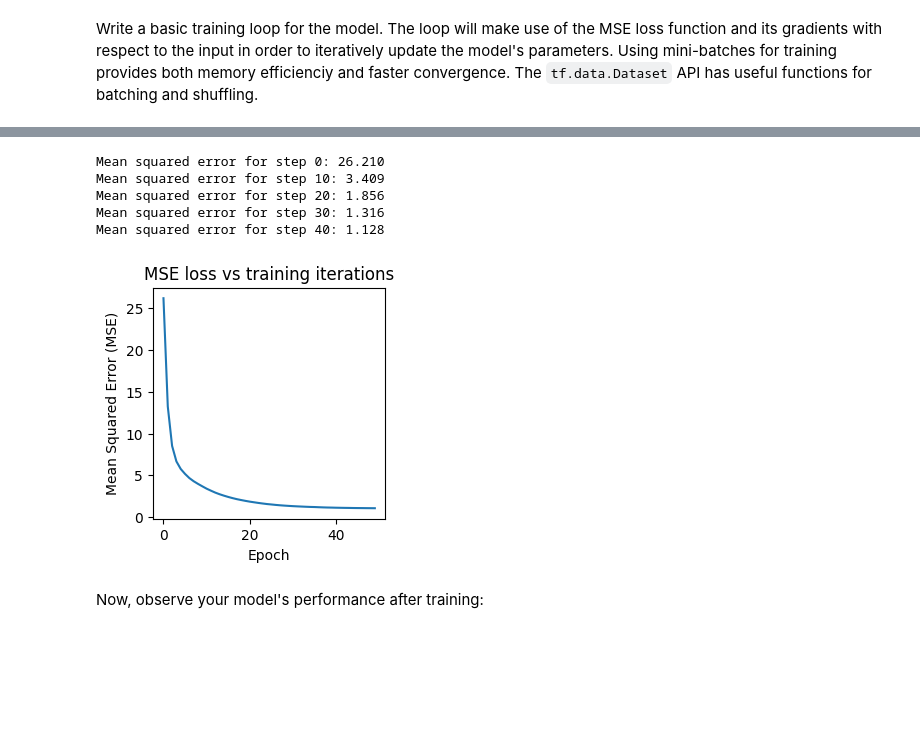
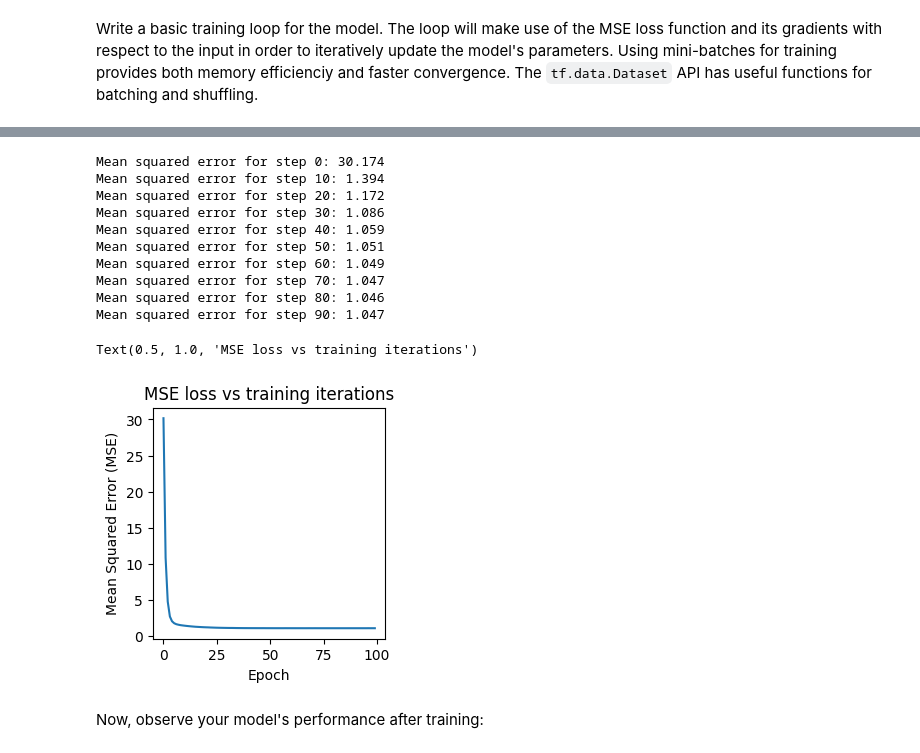
Before and after one commit to aadishchopra/NLP, a Jupyter notebook: TF_Basics.ipynb, the cells around one changed output, grey strips where cells are left out. Saved outputs shown, nothing was run; the diff lists cells and outputs as text; code cells hidden in the pictures; blank space fills up the shorter version.

```diff
--- a/TF_Basics.ipynb
+++ b/TF_Basics.ipynb
@@ -463,43 +467,54 @@ y batch tf.Tensor(
 # %%
 # Set training parameters
-epochs = 50
+epochs = 100
+# learning_rate = 1
 learning_rate = 0.01
 losses = []
 
 # Format training loop
 for epoch in range(epochs):
   for x_batch, y_batch in dataset:
     with tf.GradientTape() as tape:
       #y=f(x)
       batch_loss = mse_loss(quad_model(x_batch), y_batch)
+      #print("Batch Loss",batch_loss)
     # Update parameters with respect to the gradient calculations
     #dy/dx
     grads = tape.gradient(batch_loss, quad_model.variables)
+    #print("Grads",grads)
+    #print("Before upating",quad_model.variables)
     #print(grads)
     for g,v in zip(grads, quad_model.variables):
         # subtracting l*dy/dx. We want to move in the direction of minima based
         #on the learning rate. We don't want to get caught by local minima
         v.assign_sub(learning_rate*g)
+      #  print("After updating",quad_model.variables)
   # Keep track of model loss per epoch
   # loss per each epoch
   loss = mse_loss(quad_model(x), y)
   losses.append(loss)
   if epoch % 10 == 0:
     print(f'Mean squared error for step {epoch}: {loss.numpy():0.3f}')
 
 # Plot model results
 print("\n")
 plt.plot(range(epochs), losses)
 plt.xlabel("Epoch")
 plt.ylabel("Mean Squared Error (MSE)")
-plt.title('MSE loss vs training iterations');
+plt.title('MSE loss vs training iterations')
 # %% [output]
-Mean squared error for step 0: 26.210
-Mean squared error for step 10: 3.409
-Mean squared error for step 20: 1.856
-Mean squared error for step 30: 1.316
-Mean squared error for step 40: 1.128
+Mean squared error for step 0: 30.174
+Mean squared error for step 10: 1.394
+Mean squared error for step 20: 1.172
+Mean squared error for step 30: 1.086
+Mean squared error for step 40: 1.059
+Mean squared error for step 50: 1.051
+Mean squared error for step 60: 1.049
+Mean squared error for step 70: 1.047
+Mean squared error for step 80: 1.046
+Mean squared error for step 90: 1.047
+Text(0.5, 1.0, 'MSE loss vs training iterations')
-[figure, old version]
+[figure, new version]
 # %% [markdown]
 Now, observe your model's performance after training:
 # %%
```
Also changed, not shown: parts of 12 cells of this notebook.
